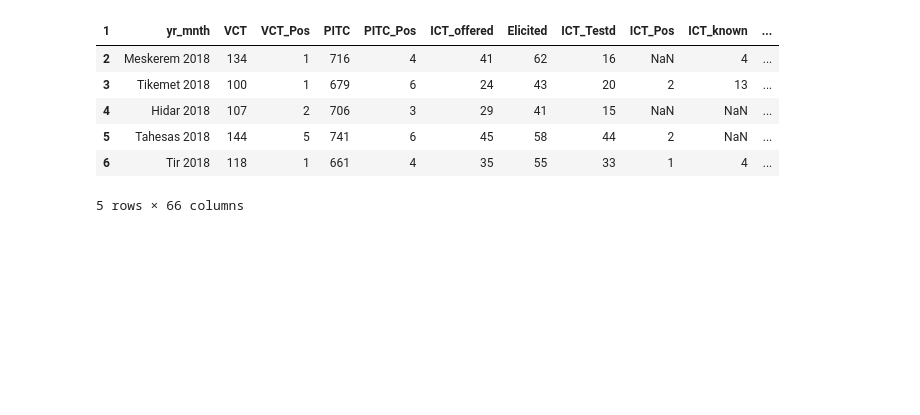
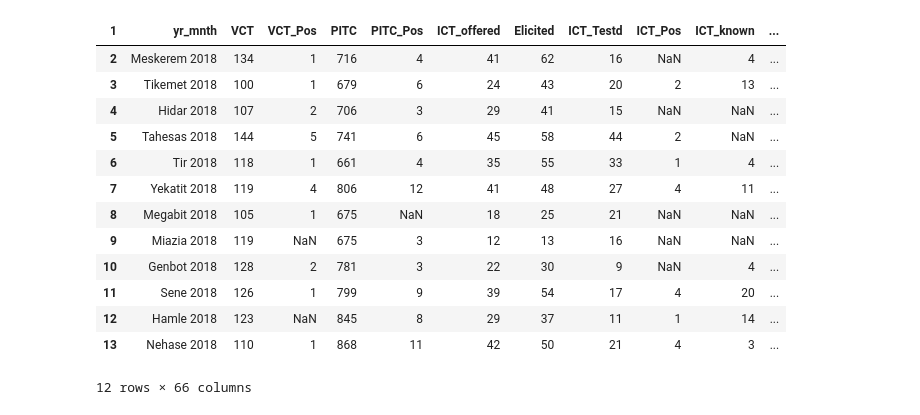
Before and after one commit to solomon7-data/Athlete, a Jupyter notebook: Practice.ipynb, the cells around one changed output. Saved outputs shown, nothing was run; the diff lists cells and outputs as text; code cells hidden in the pictures; blank space fills up the shorter version.

```diff
--- a/Practice.ipynb
+++ b/Practice.ipynb
@@ -146,15 +155,22 @@ cols_to_keep = [
 # %%
 df = df[cols_to_keep]
 # %%
-df.head()
+df.head(12)
 # %% [output]
 | 1 | yr_mnth | VCT | VCT_Pos | PITC | PITC_Pos | ICT_offered | Elicited | ICT_Testd | ICT_Pos | ICT_known | ... |
 | 2 | Meskerem 2018 | 134 | 1 | 716 | 4 | 41 | 62 | 16 | NaN | 4 | ... |
 | 3 | Tikemet 2018 | 100 | 1 | 679 | 6 | 24 | 43 | 20 | 2 | 13 | ... |
 | 4 | Hidar 2018 | 107 | 2 | 706 | 3 | 29 | 41 | 15 | NaN | NaN | ... |
 | 5 | Tahesas 2018 | 144 | 5 | 741 | 6 | 45 | 58 | 44 | 2 | NaN | ... |
 | 6 | Tir 2018 | 118 | 1 | 661 | 4 | 35 | 55 | 33 | 1 | 4 | ... |
+| 7 | Yekatit 2018 | 119 | 4 | 806 | 12 | 41 | 48 | 27 | 4 | 11 | ... |
+| 8 | Megabit 2018 | 105 | 1 | 675 | NaN | 18 | 25 | 21 | NaN | NaN | ... |
+| 9 | Miazia 2018 | 119 | NaN | 675 | 3 | 12 | 13 | 16 | NaN | NaN | ... |
+| 10 | Genbot 2018 | 128 | 2 | 781 | 3 | 22 | 30 | 9 | NaN | 4 | ... |
+| 11 | Sene 2018 | 126 | 1 | 799 | 9 | 39 | 54 | 17 | 4 | 20 | ... |
+| 12 | Hamle 2018 | 123 | NaN | 845 | 8 | 29 | 37 | 11 | 1 | 14 | ... |
+| 13 | Nehase 2018 | 110 | 1 | 868 | 11 | 42 | 50 | 21 | 4 | 3 | ... |
-5 rows × 66 columns
+12 rows × 66 columns
 # %%
 df.columns.to_list()
 # %% [output]
```
Also changed, not shown: parts of 6 cells of this notebook.
